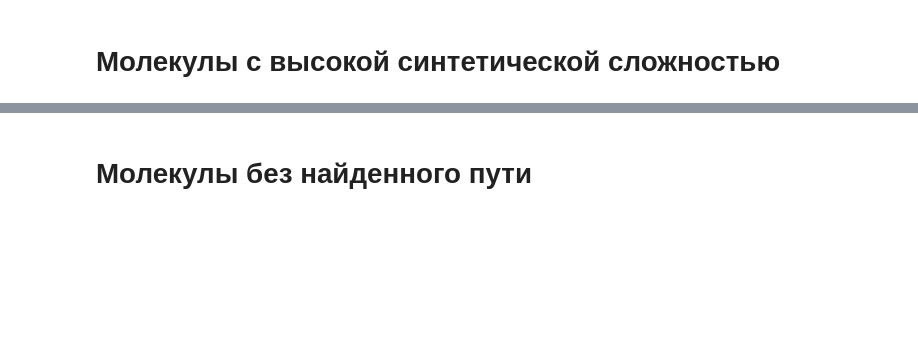
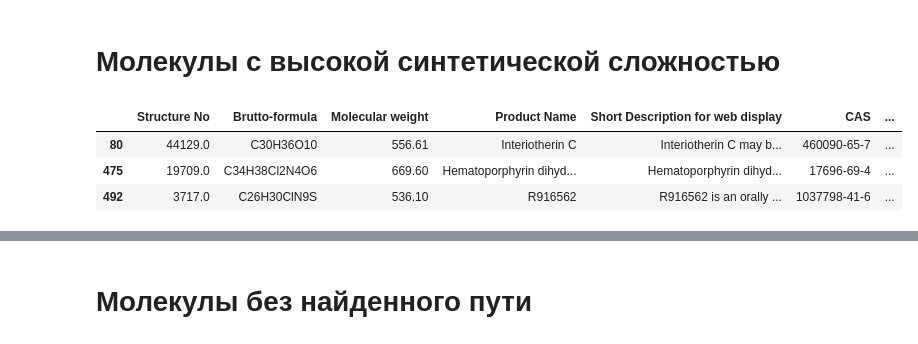
Before and after one commit to tatvladna/using_AiZynthFinder, a Jupyter notebook: docs/analysis_results.ipynb, the cells around one changed output, grey strips where cells are left out. Cells and saved outputs as stored; diff of their text form; code cells hidden in the pictures; blank space fills up the shorter version.

```diff
--- a/docs/analysis_results.ipynb
+++ b/docs/analysis_results.ipynb
@@ -63,4 +87,9 @@ plt.show()
 # %% [markdown]
 # Молекулы с высокой синтетической сложностью
 # %%
-# df[df["SynthScore"]>99]
+df[df["SynthScore"]>68]
+# %% [output]
+|  | Structure No | Brutto-formula | Molecular weight | Product Name | Short Description for web display | CAS | ... |
+| 80 | 44129.0 | C30H36O10 | 556.61 | Interiotherin C | Interiotherin C may b... | 460090-65-7 | ... |
+| 475 | 19709.0 | C34H38Cl2N4O6 | 669.60 | Hematoporphyrin dihyd... | Hematoporphyrin dihyd... | 17696-69-4 | ... |
+| 492 | 3717.0 | C26H30ClN9S | 536.10 | R916562 | R916562 is an orally ... | 1037798-41-6 | ... |
```
Also changed, not shown: parts of 10 cells of this notebook, 1 other file.
